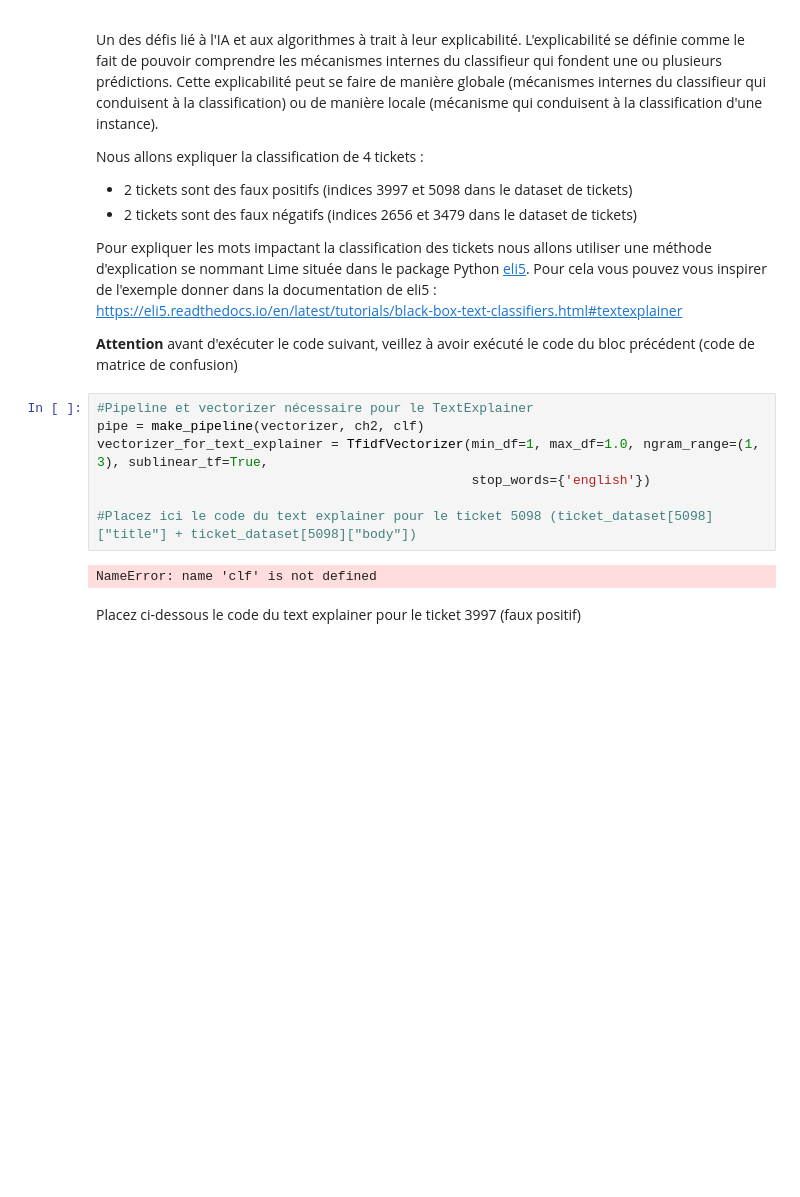
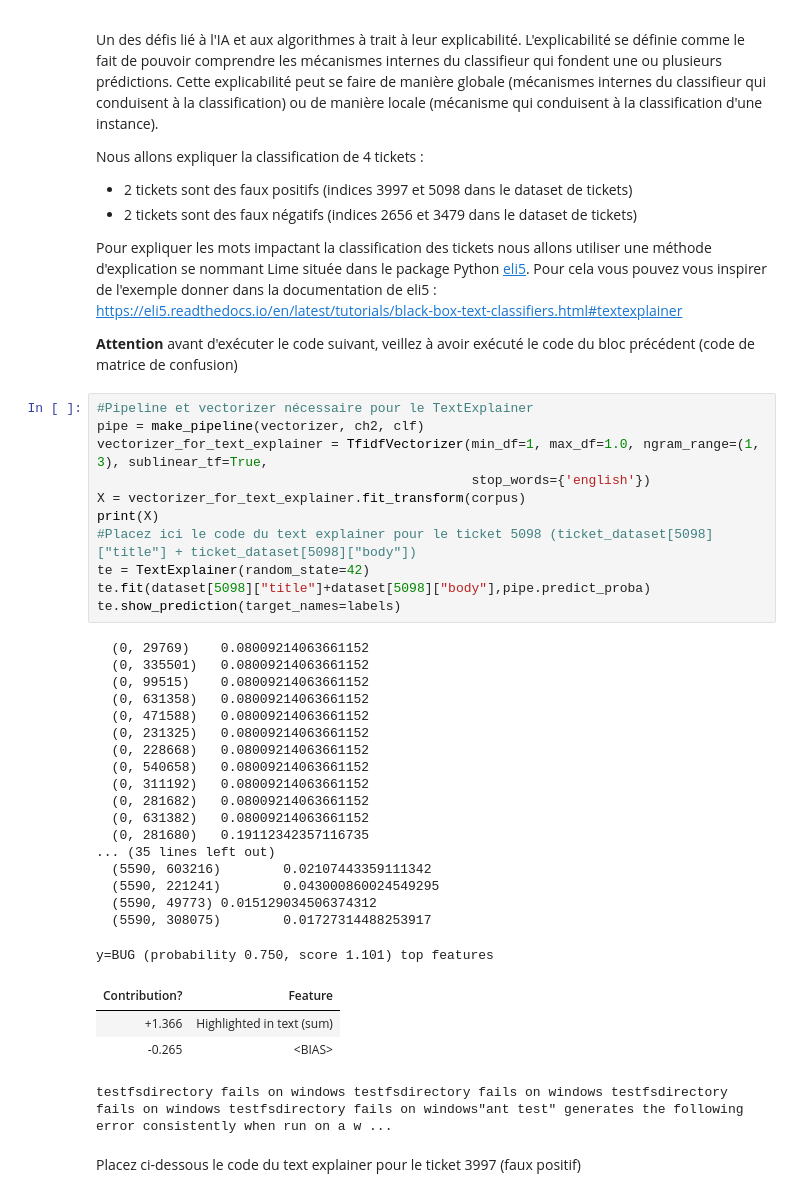
Before and after one commit to benjaminAd/IA-GL-Jupyter-TP2, a Jupyter notebook: tp_classif_tickets.ipynb, the cells around one changed output. Drawn from its saved outputs; the diff is of its cells as text; blank space fills up the shorter version.

```diff
--- a/tp_classif_tickets.ipynb
+++ b/tp_classif_tickets.ipynb
@@ -358,11 +442,36 @@ Pour cela vous pouvez vous inspirer de l'exemple donner dans la documentation de
 # %%
 #Pipeline et vectorizer nécessaire pour le TextExplainer
 pipe = make_pipeline(vectorizer, ch2, clf)
 vectorizer_for_text_explainer = TfidfVectorizer(min_df=1, max_df=1.0, ngram_range=(1, 3), sublinear_tf=True,
                                                 stop_words={'english'})
-
+X = vectorizer_for_text_explainer.fit_transform(corpus)
+print(X)
 #Placez ici le code du text explainer pour le ticket 5098 (ticket_dataset[5098]["title"] + ticket_dataset[5098]["body"])
+te = TextExplainer(random_state=42)
+te.fit(dataset[5098]["title"]+dataset[5098]["body"],pipe.predict_proba)
+te.show_prediction(target_names=labels)
 # %% [output]
-NameError: name 'clf' is not defined
+  (0, 29769)    0.08009214063661152
+  (0, 335501)   0.08009214063661152
+  (0, 99515)    0.08009214063661152
+  (0, 631358)   0.08009214063661152
+  (0, 471588)   0.08009214063661152
+  (0, 231325)   0.08009214063661152
+  (0, 228668)   0.08009214063661152
+  (0, 540658)   0.08009214063661152
+  (0, 311192)   0.08009214063661152
+  (0, 281682)   0.08009214063661152
+  (0, 631382)   0.08009214063661152
+  (0, 281680)   0.19112342357116735
+... (35 lines left out)
+  (5590, 603216)        0.02107443359111342
+  (5590, 221241)        0.043000860024549295
+  (5590, 49773) 0.015129034506374312
+  (5590, 308075)        0.01727314488253917
+y=BUG (probability 0.750, score 1.101) top features
+| Contribution? | Feature |
+| +1.366 | Highlighted in text (sum) |
+| -0.265 | <BIAS> |
+testfsdirectory fails on windows testfsdirectory fails on windows testfsdirectory fails on windows testfsdirectory fails on windows"ant test" generates the following error consistently when run on a w ...
 # %% [markdown]
 Placez ci-dessous le code du text explainer pour le ticket 3997 (faux positif)
```
Also changed, not shown: parts of 7 cells of this notebook.
